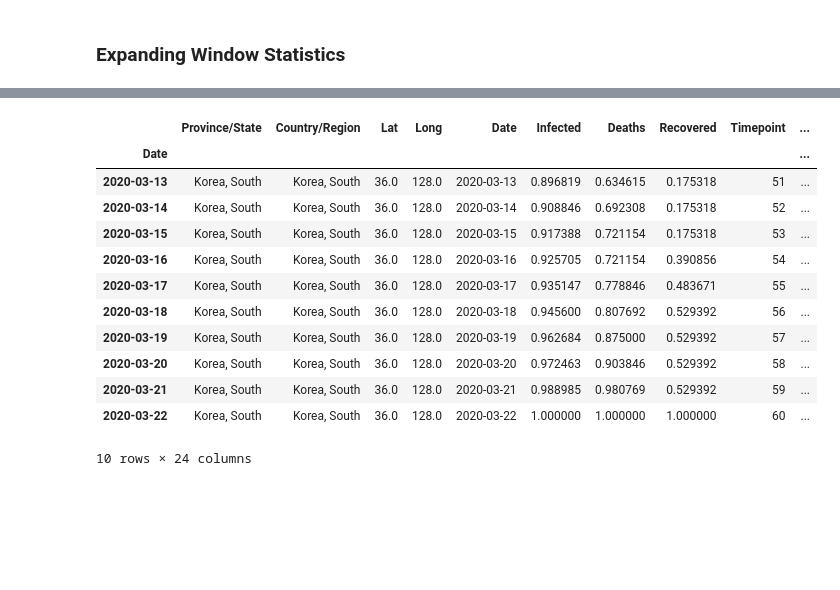
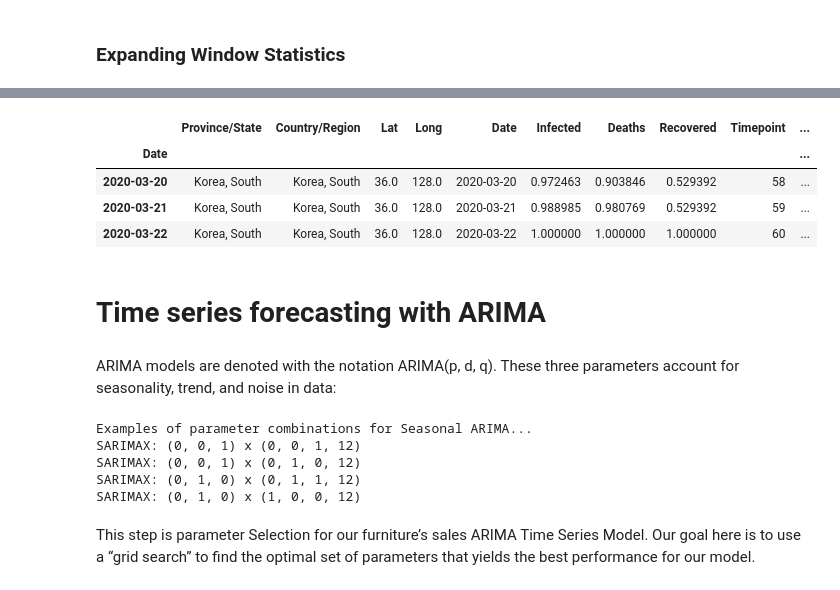
Before and after one commit to matthiasboeker/Covid_19_Forecast, a Jupyter notebook: Notebooks/Exploration.ipynb, the cells around one changed output, grey strips where cells are left out. Drawn from its saved outputs; the diff is of its cells as text; code cells hidden in the pictures; blank space fills up the shorter version.

Commit message:
ARIMA + Prophet forecasting
Signed-off-by: Justin Lange <justin@langejustin.com>

```diff
--- a/Notebooks/Exploration.ipynb
+++ b/Notebooks/Exploration.ipynb
@@ -133,15 +133,9 @@ SK.head(3)
 ### Expanding Window Statistics
 # %%
 def create_expwin_feat(df):
-    df["Infected_win_min"] = df.Infected.expanding().min()
     df["Infected_win_mean"] = df.Infected.expanding().mean()
-    df["Infected_win_max"] = df.Infected.expanding().max()
-    df["Deaths_win_min"] = df.Deaths.expanding().min()
     df["Deaths_win_mean"] = df.Deaths.expanding().mean()
-    df["Deaths_win_max"] = df.Deaths.expanding().max()
-    df["Recovered_win_min"] = df.Recovered.expanding().min()
     df["Recovered_win_mean"] = df.Recovered.expanding().mean()
-    df["Recovered_win_max"] = df.Recovered.expanding().max()
 
     return df
 # %%
@@ -165,16 +143,10 @@ SK.head(10)
 # %%
-SK.tail(10)
+SK.tail(3)
 # %% [output]
 |  | Province/State | Country/Region | Lat | Long | Date | Infected | Deaths | Recovered | Timepoint | ... |
 | Date |  |  |  |  |  |  |  |  |  | ... |
-| 2020-03-13 | Korea, South | Korea, South | 36.0 | 128.0 | 2020-03-13 | 0.896819 | 0.634615 | 0.175318 | 51 | ... |
-| 2020-03-14 | Korea, South | Korea, South | 36.0 | 128.0 | 2020-03-14 | 0.908846 | 0.692308 | 0.175318 | 52 | ... |
-| 2020-03-15 | Korea, South | Korea, South | 36.0 | 128.0 | 2020-03-15 | 0.917388 | 0.721154 | 0.175318 | 53 | ... |
-| 2020-03-16 | Korea, South | Korea, South | 36.0 | 128.0 | 2020-03-16 | 0.925705 | 0.721154 | 0.390856 | 54 | ... |
-| 2020-03-17 | Korea, South | Korea, South | 36.0 | 128.0 | 2020-03-17 | 0.935147 | 0.778846 | 0.483671 | 55 | ... |
-| 2020-03-18 | Korea, South | Korea, South | 36.0 | 128.0 | 2020-03-18 | 0.945600 | 0.807692 | 0.529392 | 56 | ... |
-| 2020-03-19 | Korea, South | Korea, South | 36.0 | 128.0 | 2020-03-19 | 0.962684 | 0.875000 | 0.529392 | 57 | ... |
 | 2020-03-20 | Korea, South | Korea, South | 36.0 | 128.0 | 2020-03-20 | 0.972463 | 0.903846 | 0.529392 | 58 | ... |
 | 2020-03-21 | Korea, South | Korea, South | 36.0 | 128.0 | 2020-03-21 | 0.988985 | 0.980769 | 0.529392 | 59 | ... |
 | 2020-03-22 | Korea, South | Korea, South | 36.0 | 128.0 | 2020-03-22 | 1.000000 | 1.000000 | 1.000000 | 60 | ... |
-10 rows × 24 columns
+# %% [markdown]
+# Time series forecasting with ARIMA
@@ -180,0 +156,19 @@ SK.tail(10)
+# %% [markdown]
+ARIMA models are denoted with the notation ARIMA(p, d, q). These three parameters account for seasonality, trend, and noise in data:
+# %%
+p = d = q = range(0, 2)
+pdq = list(itertools.product(p, d, q))
+seasonal_pdq = [(x[0], x[1], x[2], 12) for x in list(itertools.product(p, d, q))]
+print('Examples of parameter combinations for Seasonal ARIMA...')
+print('SARIMAX: {} x {}'.format(pdq[1], seasonal_pdq[1]))
+print('SARIMAX: {} x {}'.format(pdq[1], seasonal_pdq[2]))
+print('SARIMAX: {} x {}'.format(pdq[2], seasonal_pdq[3]))
+print('SARIMAX: {} x {}'.format(pdq[2], seasonal_pdq[4]))
+# %% [output]
+Examples of parameter combinations for Seasonal ARIMA...
+SARIMAX: (0, 0, 1) x (0, 0, 1, 12)
+SARIMAX: (0, 0, 1) x (0, 1, 0, 12)
+SARIMAX: (0, 1, 0) x (0, 1, 1, 12)
+SARIMAX: (0, 1, 0) x (1, 0, 0, 12)
+# %% [markdown]
+This step is parameter Selection for our furniture’s sales ARIMA Time Series Model. Our goal here is to use a “grid search” to find the optimal set of parameters that yields the best performance for our model.
```
Also changed, not shown: parts of 14 cells of this notebook.
